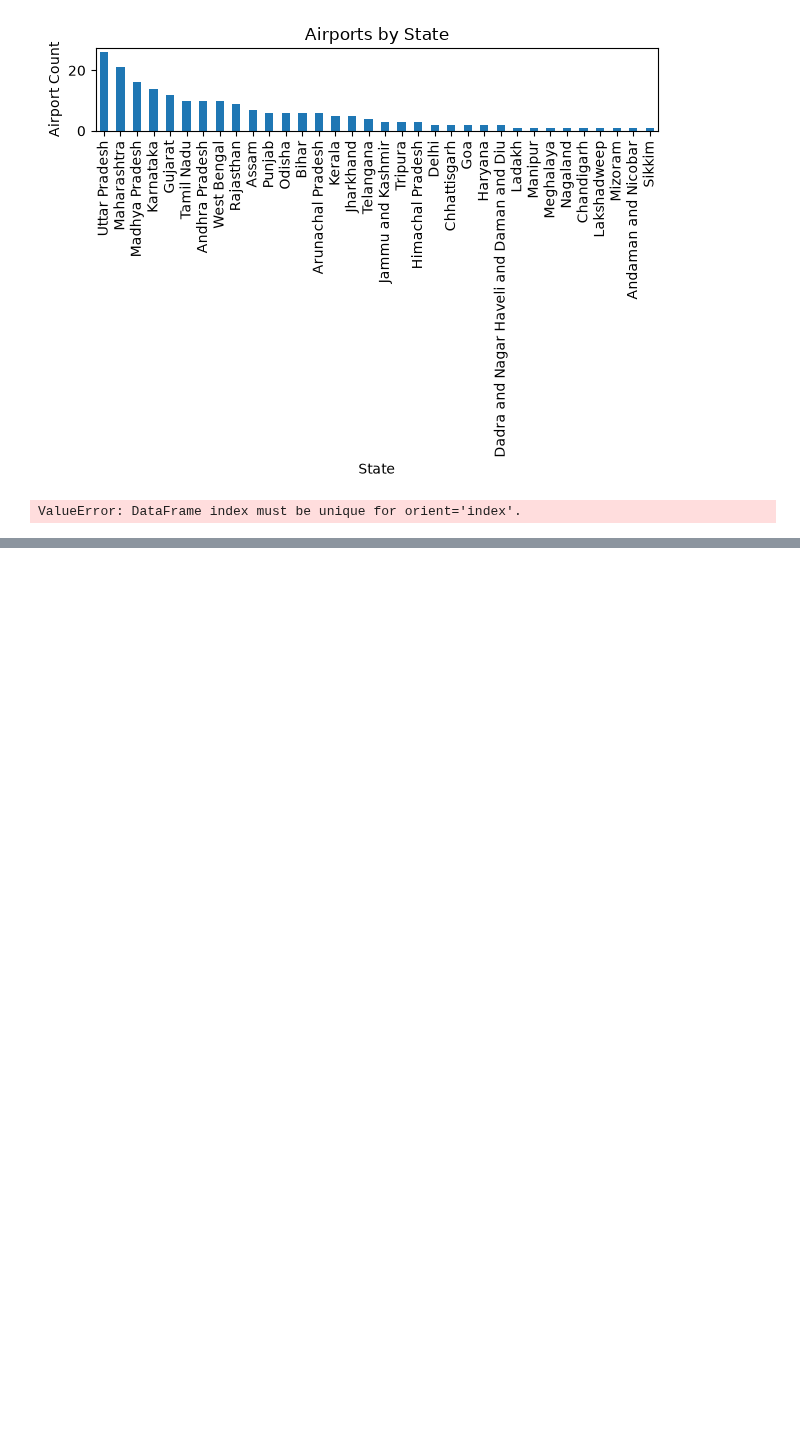
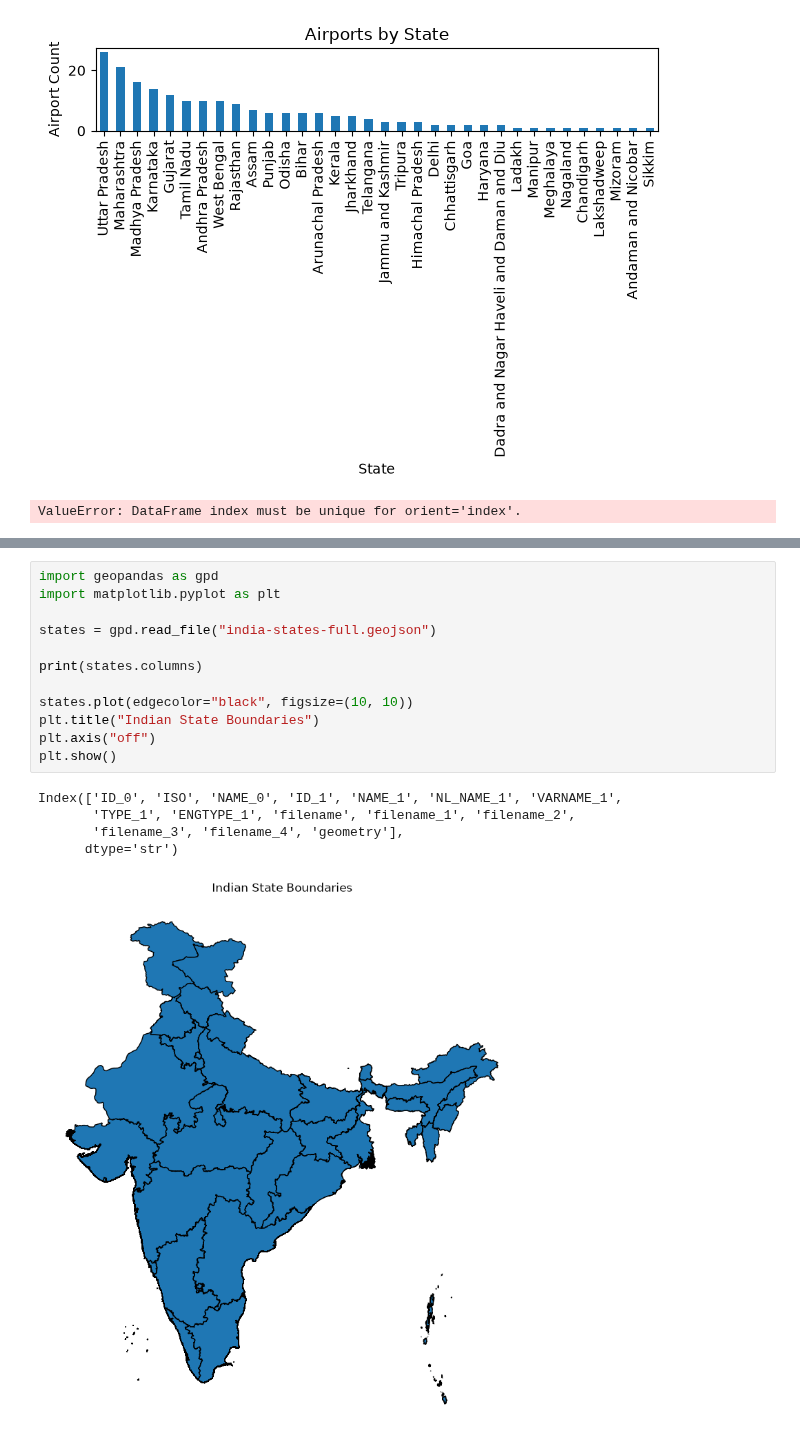
Before and after one commit to Waqar080206/DATA-VISUAL, a Jupyter notebook: EXP7/7.ipynb, the cells around one changed output, grey strips where cells are left out. Saved outputs shown, nothing was run; the diff lists cells and outputs as text; blank space fills up the shorter version.

```diff
--- a/EXP7/7.ipynb
+++ b/EXP7/7.ipynb
@@ -155,0 +201,18 @@ KeyError: 'ST_NM'
+# %%
+import geopandas as gpd
+import matplotlib.pyplot as plt
+
+states = gpd.read_file("india-states-full.geojson")
+
+print(states.columns)
+
+states.plot(edgecolor="black", figsize=(10, 10))
+plt.title("Indian State Boundaries")
+plt.axis("off")
+plt.show()
+# %% [output]
+Index(['ID_0', 'ISO', 'NAME_0', 'ID_1', 'NAME_1', 'NL_NAME_1', 'VARNAME_1',
+       'TYPE_1', 'ENGTYPE_1', 'filename', 'filename_1', 'filename_2',
+       'filename_3', 'filename_4', 'geometry'],
+      dtype='str')
+[figure, added]
```
Also changed, not shown: parts of 5 cells of this notebook.
